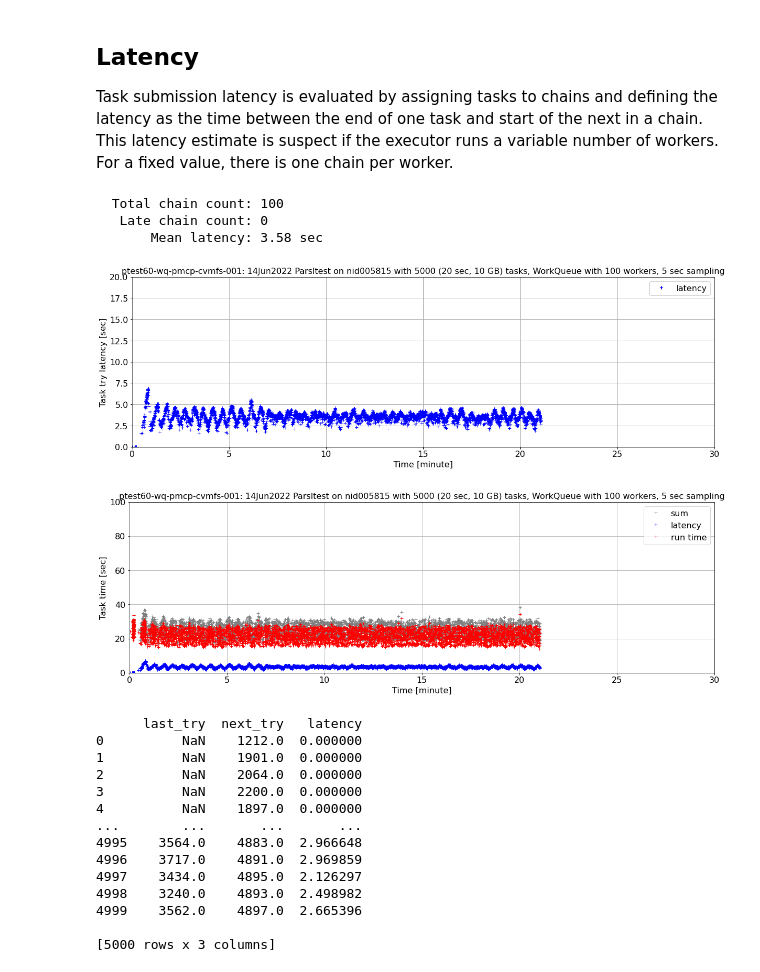
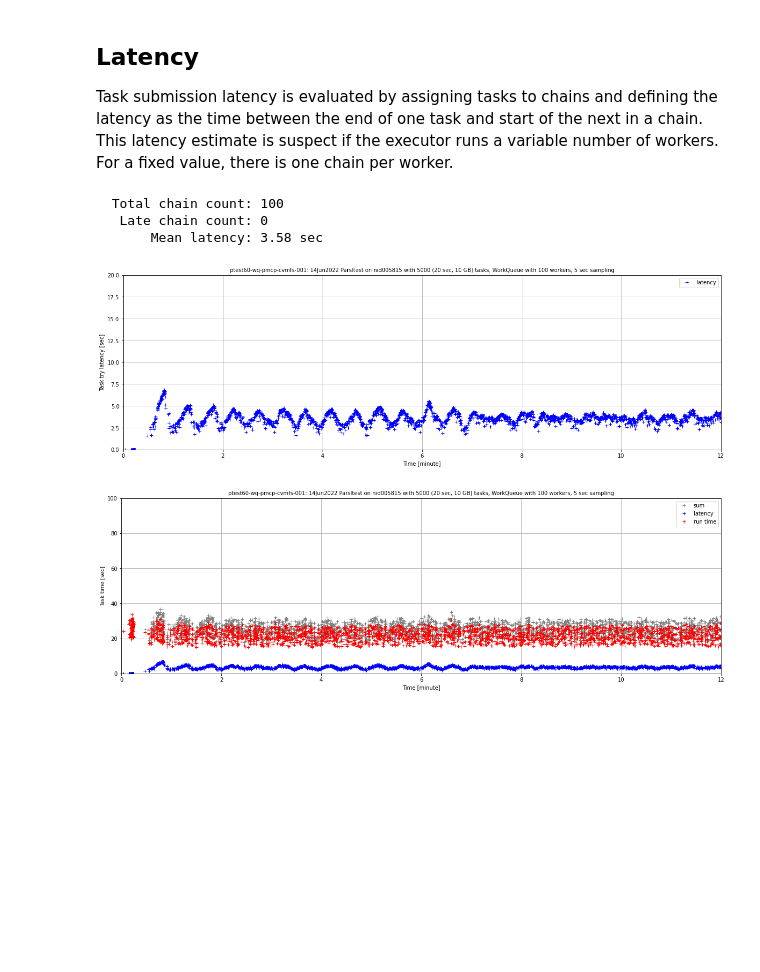
Before and after one commit to LSSTDESC/desc-wfmon, a Jupyter notebook: ipynb/monexp.ipynb, the cells around one changed output. Saved outputs shown, nothing was run; the diff lists cells and outputs as text; code cells hidden in the pictures; blank space fills up the shorter version.

Commit message:
Update monexp nb. 0.11.2

```diff
--- a/ipynb/monexp.ipynb
+++ b/ipynb/monexp.ipynb
@@ -83,6 +72,7 @@ class monexp_def:
     tzoff = 0                 # Time zone offset between system and process monitors
     tlatencymax = 20          # Max for latency axis
     tlatrunmax = 100          # Max for lataency + run time
+    iosummax = 1000           # Max for the integrated I/O plot [GB]
 
 # Set defaults for any missing parameters.
 if 'monexp' not in dir():
@@ -110,7 +100,7 @@ bunit_sys = bunit/gb
 tmin = monexp.tmin
 tmax = monexp.tmax
 
-print("Time zone offset: {monexp.tzoff} sec")
+print(f"Time zone offset: {monexp.tzoff} sec")
 
 # Plot size
 pdx = 20
@@ -137,4 +127,6 @@ print(f"Plot file suffix: {sfx}")
 plt.rc('font', size=16)
 plt.rc('savefig', facecolor='white', bbox='tight')
 plt.rc('axes', titlesize='medium')
+
+pandas.options.display.width = 150
 # %% [output]
@@ -268,6 +264,7 @@ We look at the task types, how many of each were run and plot the distribution o
 t0sec = dbr.t0 + monexp.tzoff
 delt = dbr.monitoring_interval
 if delt is None : delt = 0.0
+deltfix = delt/tunit
 deltsys = (max(sym.time) - min(sym.time))/float(len(sym) - 1)
 
 wkf['tfix_began'] = wkf.time_began/tunit
@@ -280,6 +277,8 @@ tsk['tfix_invoked'] = tsk.task_time_invoked/tunit
 prc['tfix'] = prc.timestamp/tunit
 if have_procsum:
     psm['tfix'] = psm.timestamp/tunit
+    psm_tfix = psm['tfix']
+    psm_interval_tfix = pandas.concat([pandas.Series([(psm_tfix[0]-deltfix)]), psm_tfix])
 sym['tfix'] = (sym.time - t0sec)/tunit
 
 twkf1 = wkf.tfix_began.min()
@@ -646,7 +661,7 @@ if have_procsum:
     xmin = tmin
     xmax = tmax
     ymin = 0.0
-    ymax = 1000
+    ymax = monexp.iosummax
     plt.figure(figsize=(pdx, pdy))
     plt.plot(psm.tfix, psm.procsum_disk_read.cumsum()/gb, 'b+', label='input')
     plt.plot(psm.tfix, psm.procsum_disk_write.cumsum()/gb, 'rx', label='output')
@@ -674,55 +689,42 @@ print(f"  Total chain count: {dbr.taskchain_count('all')}")
 print(f"   Late chain count: {dbr.taskchain_count('late')}")
 print(f"       Mean latency: {tst.latency.mean():.2f} sec")
 if dbr.taskchain_count():
+    xmin = tmin
+    xmax = tmax*0.4
     ymin = 0
     ymax = monexp.tlatencymax
     tsklat = tst.latency.clip(0,0.995*ymax)
     plt.figure(figsize=(pdx, pdy))
     plt.plot(tst.tfix_running, tsklat, 'b+', label='latency')
     plt.xlabel(f"Time [{stunit}]")
     plt.ylabel('Task try latency [sec]')
     plt.grid(True)
     plt.legend(loc="upper right")
-    junk = plt.axis([tmin, tmax, ymin, ymax])
+    junk = plt.axis([xmin, xmax, ymin, ymax])
     plt.title(pttl)
     plt.savefig(pfx+'latency_vs_time'+sfx)
     plt.show()
     # Latency and run time
     ymin = 0
     ymax = monexp.tlatrunmax
     tsklat = tst.latency.clip(0,0.995*ymax)
     tskrun = tst['trun'].clip(0,0.995*ymax)
     tsksum = (tst.latency+tst.trun).clip(0,0.995*ymax)
     plt.figure(figsize=(pdx, pdy))
     plt.plot(tst.tfix_running, tsksum, color='gray', marker='+', linestyle='None', label='sum')
     plt.plot(tst.tfix_running, tsklat, 'b+', label='latency')
     plt.plot(tst.tfix_running, tskrun, 'r+', label='run time')
     plt.xlabel(f"Time [{stunit}]")
     plt.ylabel('Task time [sec]')
     plt.grid(True)
     plt.legend(loc="upper right")
-    junk = plt.axis([tmin, tmax, ymin, ymax])
+    junk = plt.axis([xmin, xmax, ymin, ymax])
     plt.title(pttl)
     plt.savefig(pfx+'latrun_vs_time'+sfx)
     plt.show()
-print(tst[['last_try','next_try','latency']])
 # %% [output]
   Total chain count: 100
    Late chain count: 0
        Mean latency: 3.58 sec
-[figure, old version]
+[figure, new version]
-[figure, old version]
+[figure, new version]
-      last_try  next_try   latency
-0          NaN    1212.0  0.000000
-1          NaN    1901.0  0.000000
-2          NaN    2064.0  0.000000
-3          NaN    2200.0  0.000000
-4          NaN    1897.0  0.000000
-...        ...       ...       ...
-4995    3564.0    4883.0  2.966648
-4996    3717.0    4891.0  2.969859
-4997    3434.0    4895.0  2.126297
-4998    3240.0    4893.0  2.498982
-4999    3562.0    4897.0  2.665396
-
-[5000 rows x 3 columns]
```
Also changed, not shown: parts of 25 cells of this notebook, 1 other file.
